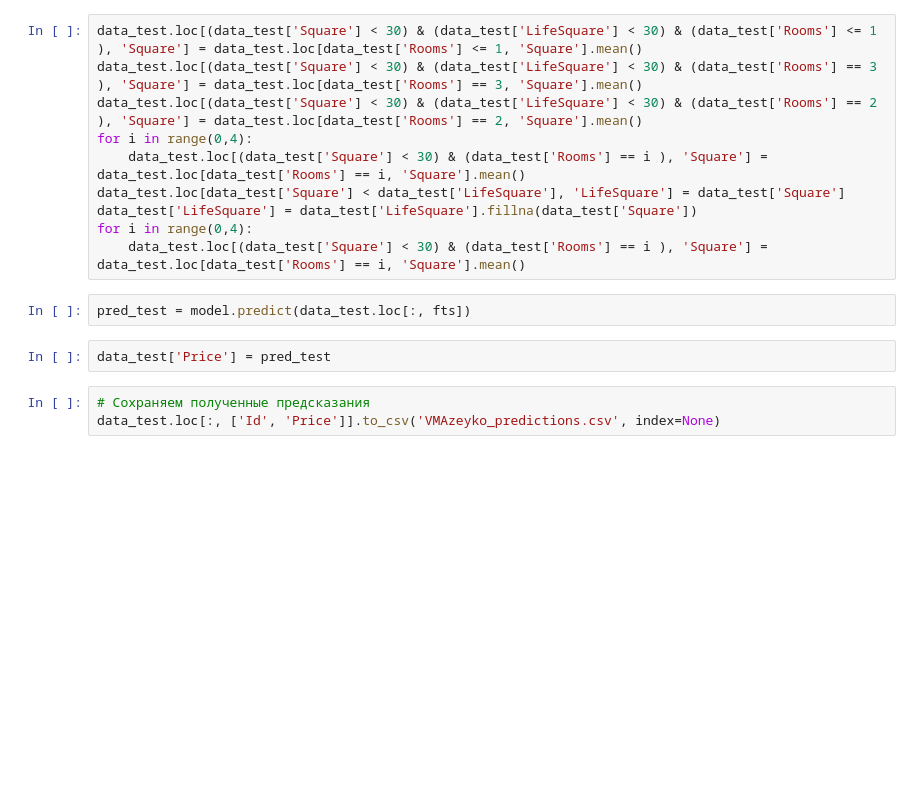
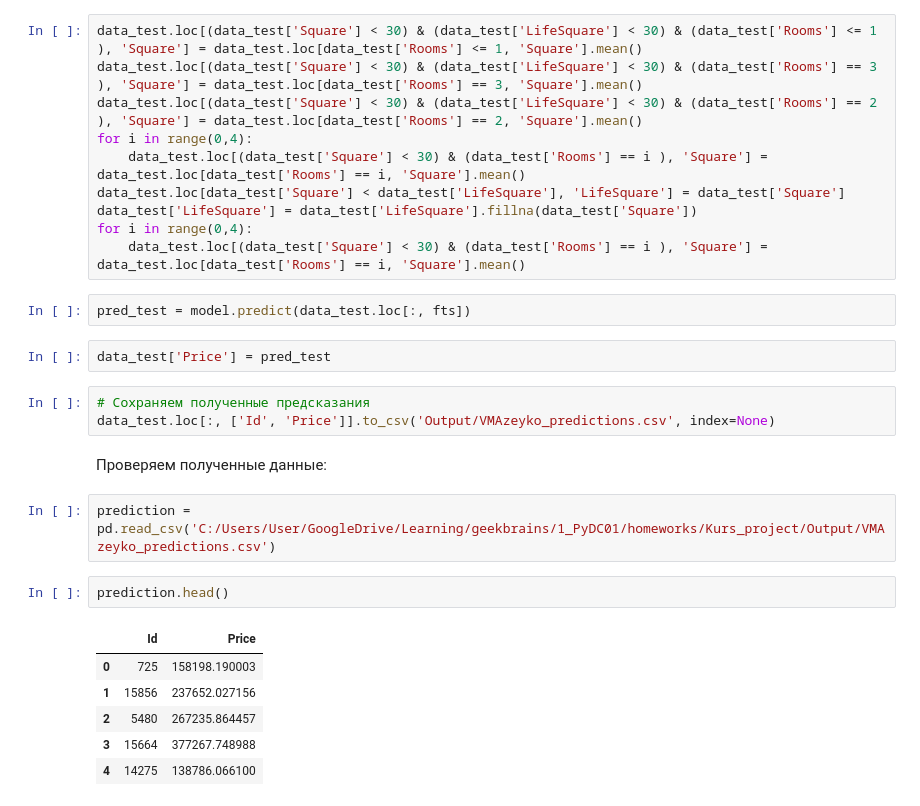
Before and after one commit to VadimSpb/PyDC, a Jupyter notebook: Kurs_project/PyDS01_course_project.ipynb, the cells around one changed output. Saved outputs shown, nothing was run; the diff lists cells and outputs as text; blank space fills up the shorter version.

```diff
--- a/Kurs_project/PyDS01_course_project.ipynb
+++ b/Kurs_project/PyDS01_course_project.ipynb
@@ -380,4 +381,17 @@ pred_test = model.predict(data_test.loc[:, fts])
 data_test['Price'] = pred_test
 # %%
 # Сохраняем полученные предсказания
-data_test.loc[:, ['Id', 'Price']].to_csv('VMAzeyko_predictions.csv', index=None)
+data_test.loc[:, ['Id', 'Price']].to_csv('Output/VMAzeyko_predictions.csv', index=None)
+# %% [markdown]
+Проверяем полученные данные:
+# %%
+prediction = pd.read_csv('C:/Users/User/GoogleDrive/Learning/geekbrains/1_PyDC01/homeworks/Kurs_project/Output/VMAzeyko_predictions.csv')
+# %%
+prediction.head()
+# %% [output]
+|  | Id | Price |
+| 0 | 725 | 158198.190003 |
+| 1 | 15856 | 237652.027156 |
+| 2 | 5480 | 267235.864457 |
+| 3 | 15664 | 377267.748988 |
+| 4 | 14275 | 138786.066100 |
```
Also changed, not shown: parts of 8 cells of this notebook.
